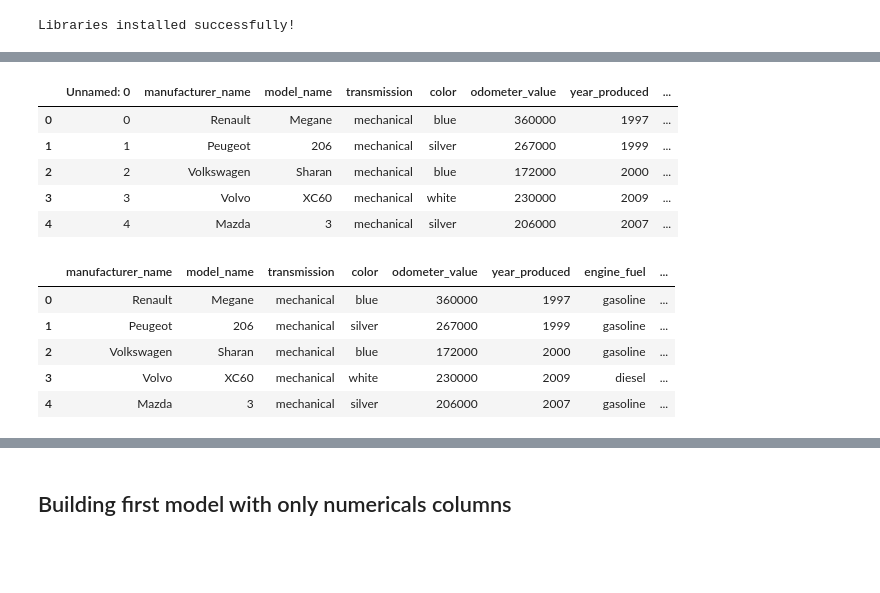
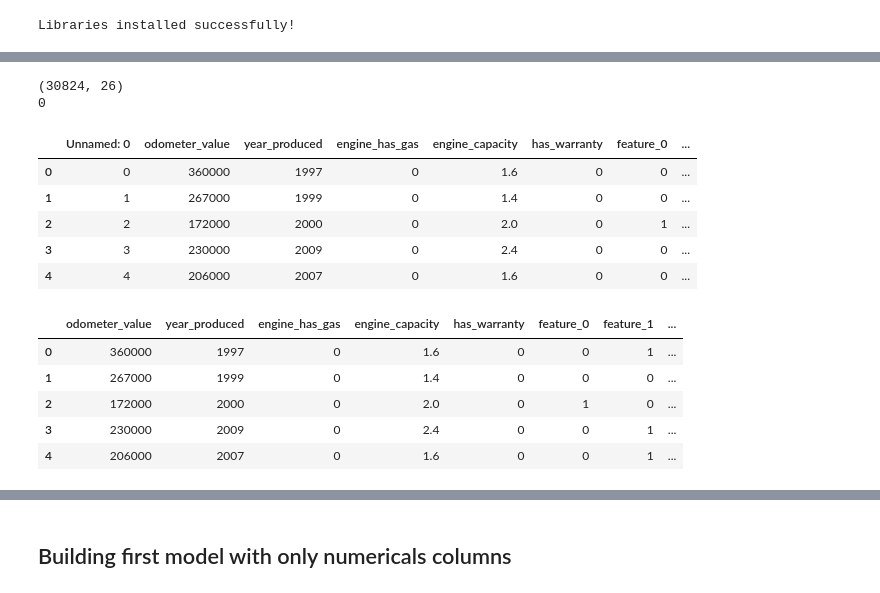
Before and after one commit to obeabi/SdsOctober2020Challenge, a Jupyter notebook: Main_v3.ipynb, the cells around one changed output, grey strips where cells are left out. Drawn from its saved outputs; the diff is of its cells as text; code cells hidden in the pictures; blank space fills up the shorter version.

```diff
--- a/Main_v3.ipynb
+++ b/Main_v3.ipynb
@@ -77,25 +63,32 @@ df_train.head()
+# %%
+# print shape and check for missing values
+print(df_train.shape)
+print(df_train.isnull().sum().sum())
+# %% [output]
+(30824, 26)
+0
 # %%
 # Importing the test dataset
 
-df_test = pd.read_csv('Test.csv', engine= 'python', encoding= 'latin1')
+df_test = pd.read_csv('df_test_ce.csv', engine= 'python', encoding= 'latin1')
 
 df_test.head()
 # %% [output]
-|  | Unnamed: 0 | manufacturer_name | model_name | transmission | color | odometer_value | year_produced | ... |
-| 0 | 0 | Renault | Megane | mechanical | blue | 360000 | 1997 | ... |
-| 1 | 1 | Peugeot | 206 | mechanical | silver | 267000 | 1999 | ... |
-| 2 | 2 | Volkswagen | Sharan | mechanical | blue | 172000 | 2000 | ... |
-| 3 | 3 | Volvo | XC60 | mechanical | white | 230000 | 2009 | ... |
-| 4 | 4 | Mazda | 3 | mechanical | silver | 206000 | 2007 | ... |
+|  | Unnamed: 0 | odometer_value | year_produced | engine_has_gas | engine_capacity | has_warranty | feature_0 | ... |
+| 0 | 0 | 360000 | 1997 | 0 | 1.6 | 0 | 0 | ... |
+| 1 | 1 | 267000 | 1999 | 0 | 1.4 | 0 | 0 | ... |
+| 2 | 2 | 172000 | 2000 | 0 | 2.0 | 0 | 1 | ... |
+| 3 | 3 | 230000 | 2009 | 0 | 2.4 | 0 | 0 | ... |
+| 4 | 4 | 206000 | 2007 | 0 | 1.6 | 0 | 0 | ... |
 # %%
 # drop first column
 df_test.drop('Unnamed: 0', axis = 1, inplace = True)
 
 df_test.head()
 # %% [output]
-|  | manufacturer_name | model_name | transmission | color | odometer_value | year_produced | engine_fuel | ... |
-| 0 | Renault | Megane | mechanical | blue | 360000 | 1997 | gasoline | ... |
-| 1 | Peugeot | 206 | mechanical | silver | 267000 | 1999 | gasoline | ... |
-| 2 | Volkswagen | Sharan | mechanical | blue | 172000 | 2000 | gasoline | ... |
-| 3 | Volvo | XC60 | mechanical | white | 230000 | 2009 | diesel | ... |
-| 4 | Mazda | 3 | mechanical | silver | 206000 | 2007 | gasoline | ... |
+|  | odometer_value | year_produced | engine_has_gas | engine_capacity | has_warranty | feature_0 | feature_1 | ... |
+| 0 | 360000 | 1997 | 0 | 1.6 | 0 | 0 | 1 | ... |
+| 1 | 267000 | 1999 | 0 | 1.4 | 0 | 0 | 0 | ... |
+| 2 | 172000 | 2000 | 0 | 2.0 | 0 | 1 | 0 | ... |
+| 3 | 230000 | 2009 | 0 | 2.4 | 0 | 0 | 1 | ... |
+| 4 | 206000 | 2007 | 0 | 1.6 | 0 | 0 | 1 | ... |
```
Also changed, not shown: parts of 126 cells of this notebook.
